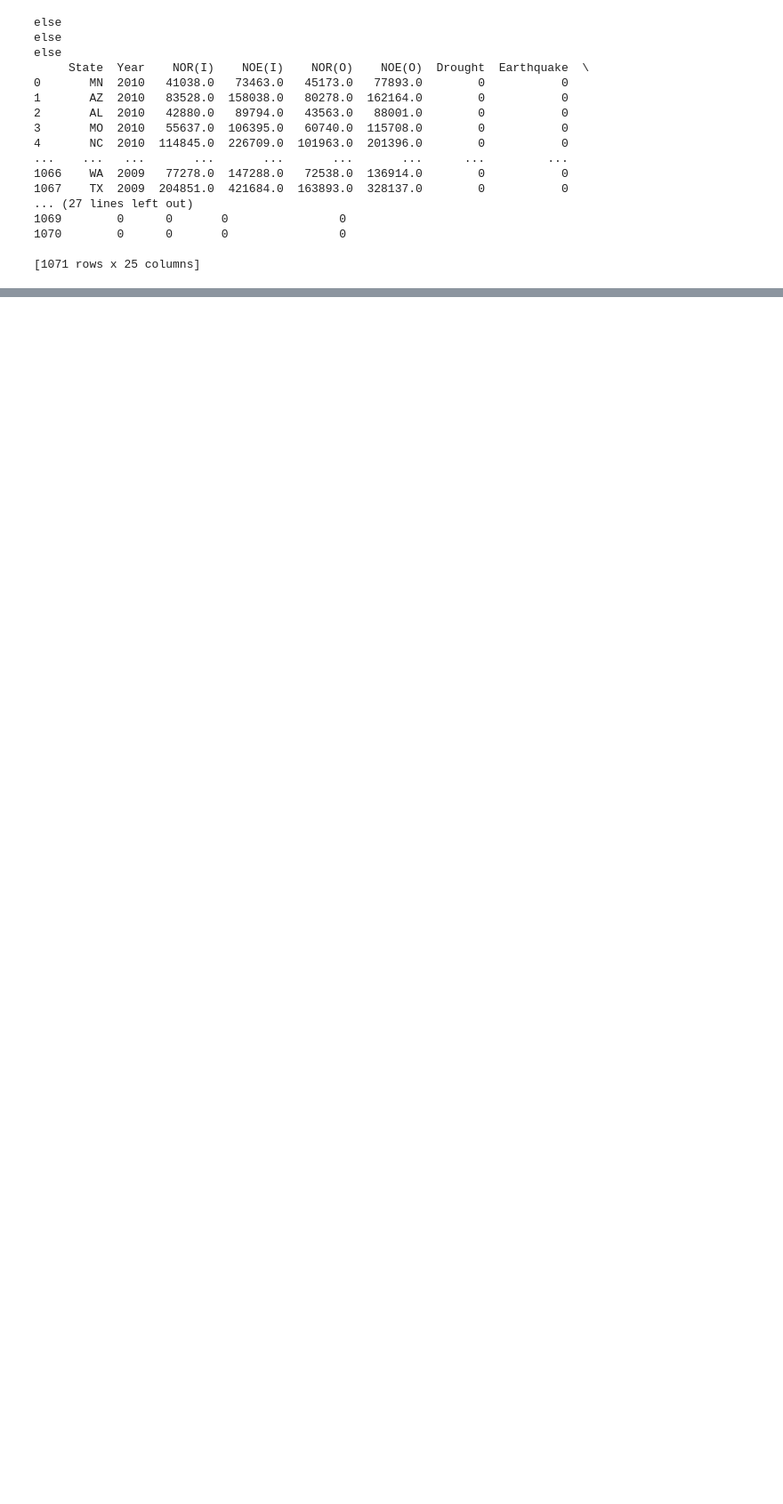
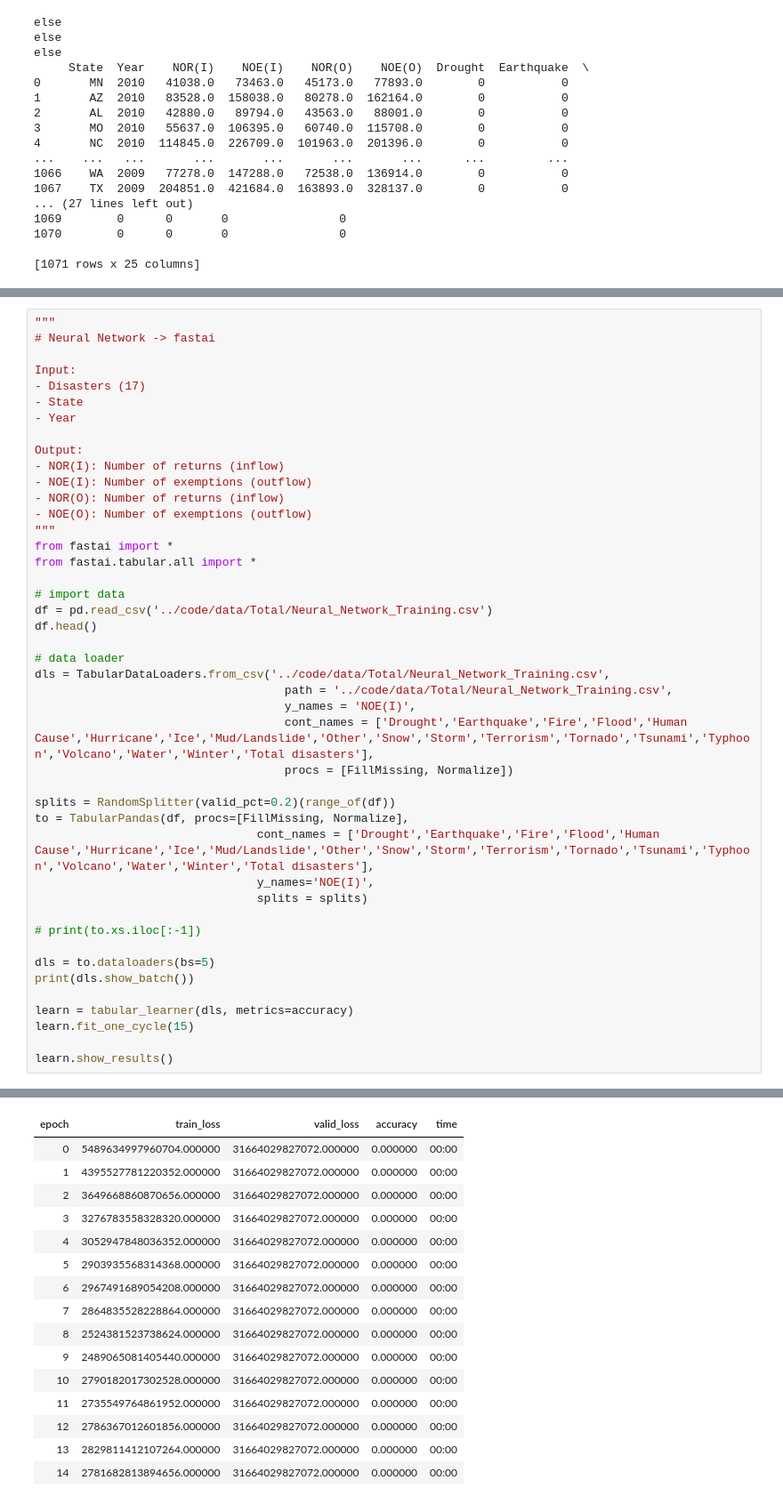
Before and after one commit to Suzanna-Neely-Yates/climate-displacement, a Jupyter notebook: code/notebook.ipynb, the cells around one changed output, grey strips where cells are left out. Shown: that part at 89% size. Cells and saved outputs as stored; diff of their text form; blank space fills up the shorter version.

Commit message:
functional training

```diff
--- a/code/notebook.ipynb
+++ b/code/notebook.ipynb
@@ -819,0 +803,45 @@ NameError: name 'TabularList' is not defined
+# %%
+"""
+# Neural Network -> fastai
+
+Input:
+- Disasters (17)
+- State
+- Year
+
+Output:
+- NOR(I): Number of returns (inflow)
+- NOE(I): Number of exemptions (outflow)
+- NOR(O): Number of returns (inflow)
+- NOE(O): Number of exemptions (outflow)
+"""
+from fastai import *
+from fastai.tabular.all import *
+
+# import data
+df = pd.read_csv('../code/data/Total/Neural_Network_Training.csv')
+df.head()
+
+# data loader
+dls = TabularDataLoaders.from_csv('../code/data/Total/Neural_Network_Training.csv',
+                                    path = '../code/data/Total/Neural_Network_Training.csv',
+                                    y_names = 'NOE(I)',
+                                    cont_names = ['Drought','Earthquake','Fire','Flood','Human Cause','Hurricane','Ice','Mud/Landslide','Other','Snow','Storm','Terrorism','Tornado','Tsunami','Typhoon','Volcano','Water','Winter','Total disasters'],
+                                    procs = [FillMissing, Normalize])
+
+splits = RandomSplitter(valid_pct=0.2)(range_of(df))
+to = TabularPandas(df, procs=[FillMissing, Normalize],
+                                cont_names = ['Drought','Earthquake','Fire','Flood','Human Cause','Hurricane','Ice','Mud/Landslide','Other','Snow','Storm','Terrorism','Tornado','Tsunami','Typhoon','Volcano','Water','Winter','Total disasters'],
+                                y_names='NOE(I)',
+                                splits = splits)
+
+# print(to.xs.iloc[:-1])
+
+dls = to.dataloaders(bs=5)
+print(dls.show_batch())
+
+learn = tabular_learner(dls, metrics=accuracy)
+learn.fit_one_cycle(15)
+
+learn.show_results()
+# %% [output]
@@ -819,0 +855,16 @@ NameError: name 'TabularList' is not defined
+| epoch | train_loss | valid_loss | accuracy | time |
+| 0 | 5489634997960704.000000 | 31664029827072.000000 | 0.000000 | 00:00 |
+| 1 | 4395527781220352.000000 | 31664029827072.000000 | 0.000000 | 00:00 |
+| 2 | 3649668860870656.000000 | 31664029827072.000000 | 0.000000 | 00:00 |
+| 3 | 3276783558328320.000000 | 31664029827072.000000 | 0.000000 | 00:00 |
+| 4 | 3052947848036352.000000 | 31664029827072.000000 | 0.000000 | 00:00 |
+| 5 | 2903935568314368.000000 | 31664029827072.000000 | 0.000000 | 00:00 |
+| 6 | 2967491689054208.000000 | 31664029827072.000000 | 0.000000 | 00:00 |
+| 7 | 2864835528228864.000000 | 31664029827072.000000 | 0.000000 | 00:00 |
+| 8 | 2524381523738624.000000 | 31664029827072.000000 | 0.000000 | 00:00 |
+| 9 | 2489065081405440.000000 | 31664029827072.000000 | 0.000000 | 00:00 |
+| 10 | 2790182017302528.000000 | 31664029827072.000000 | 0.000000 | 00:00 |
+| 11 | 2735549764861952.000000 | 31664029827072.000000 | 0.000000 | 00:00 |
+| 12 | 2786367012601856.000000 | 31664029827072.000000 | 0.000000 | 00:00 |
+| 13 | 2829811412107264.000000 | 31664029827072.000000 | 0.000000 | 00:00 |
+| 14 | 2781682813894656.000000 | 31664029827072.000000 | 0.000000 | 00:00 |
```
Also changed, not shown: parts of 3 cells of this notebook.
